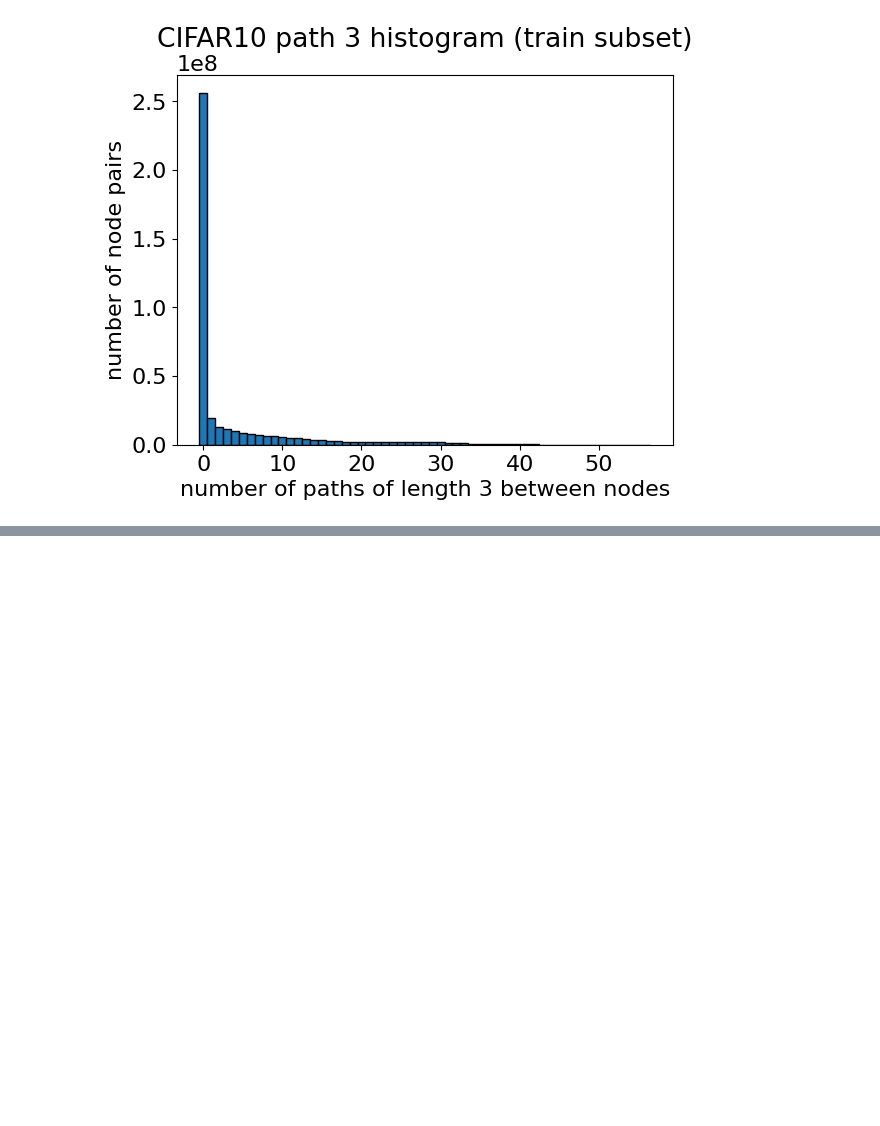
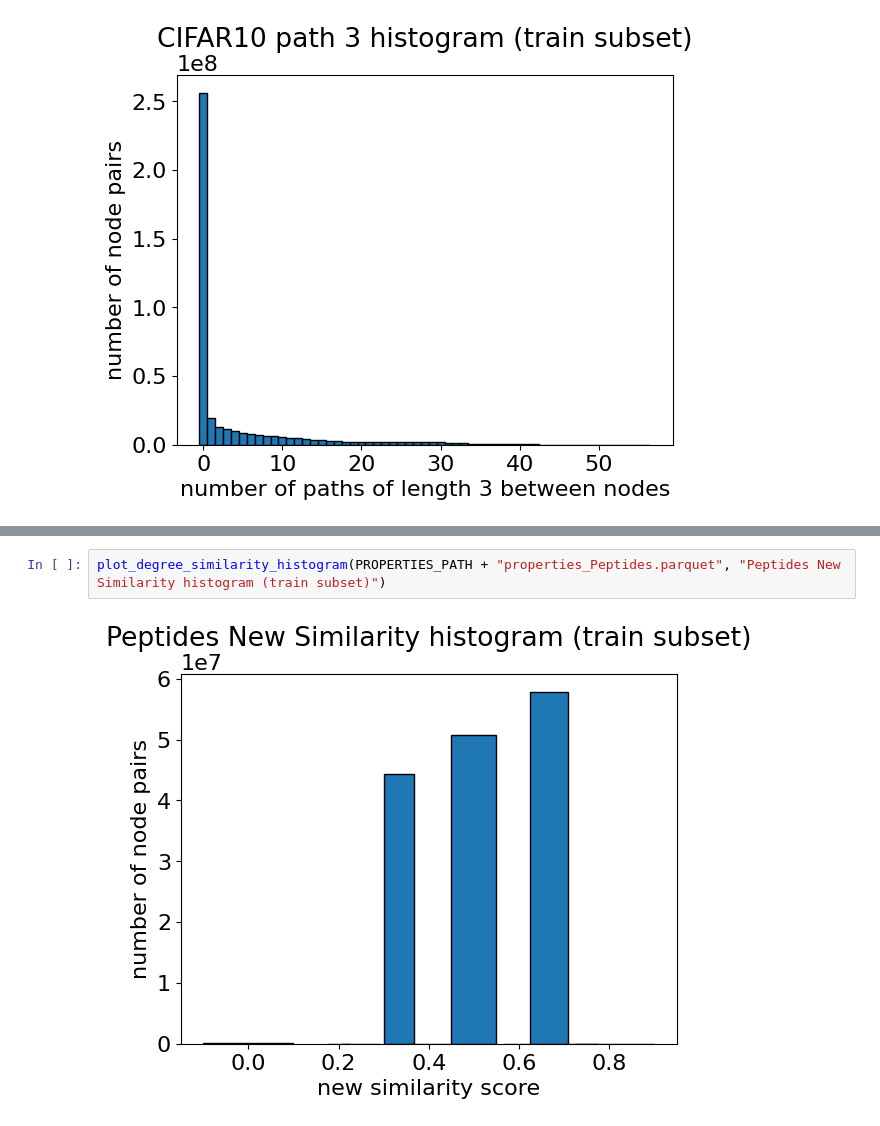
Before and after one commit to richardbinder/binary-matrix-factorization, a Jupyter notebook: src/properties.ipynb, the cells around one changed output, grey strips where cells are left out. Cells and saved outputs as stored; diff of their text form; blank space fills up the shorter version.

```diff
--- a/src/properties.ipynb
+++ b/src/properties.ipynb
@@ -113,0 +127,4 @@ plot_w_histogram(PROPERTIES_PATH + "properties_CIFAR.parquet", "CIFAR10 New Simi
+# %%
+plot_degree_similarity_histogram(PROPERTIES_PATH + "properties_Peptides.parquet", "Peptides New Similarity histogram (train subset)")
+# %% [output]
+[figure, added]
```
Also changed, not shown: parts of 11 cells of this notebook, 7 other files.
